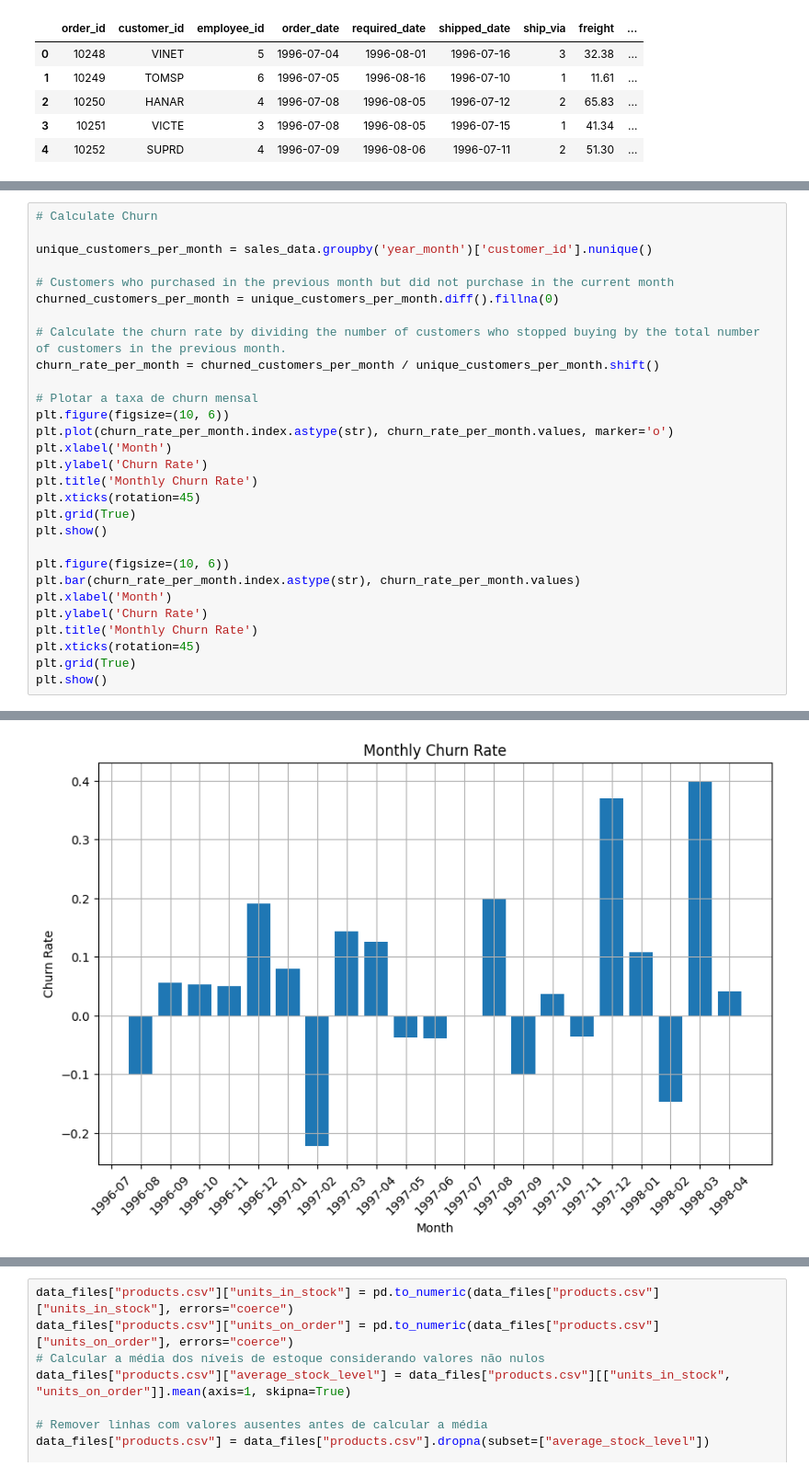
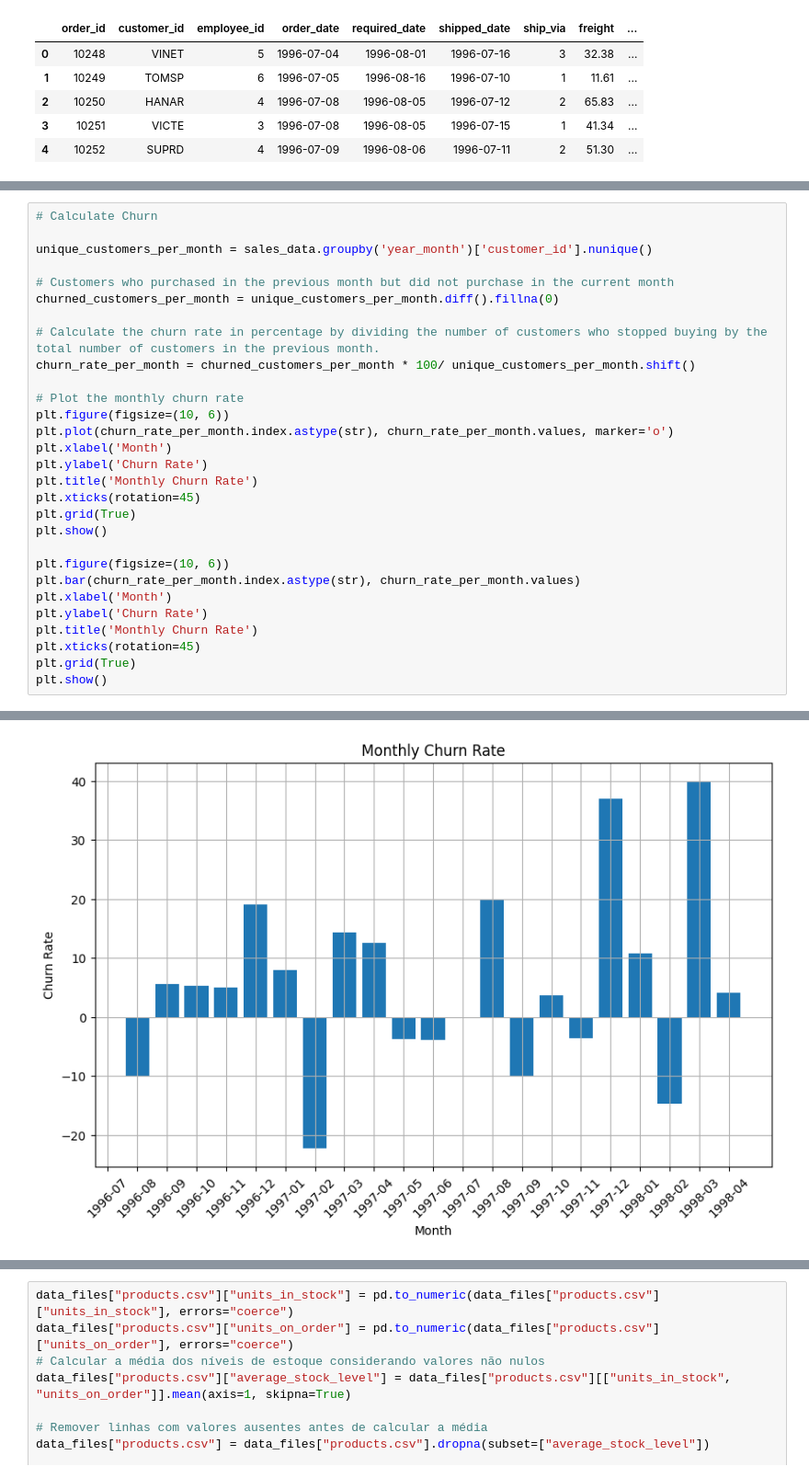
Before and after one commit to IvonLuiz/Analise-de-Dados-Northwind, a Jupyter notebook: analysis.ipynb, the cells around one changed output, grey strips where cells are left out. Shown at 92% size. Cells and saved outputs as stored; diff of their text form.

```diff
--- a/analysis.ipynb
+++ b/analysis.ipynb
@@ -134,10 +136,10 @@ unique_customers_per_month = sales_data.groupby('year_month')['customer_id'].nun
 # Customers who purchased in the previous month but did not purchase in the current month
 churned_customers_per_month = unique_customers_per_month.diff().fillna(0)
 
-# Calculate the churn rate by dividing the number of customers who stopped buying by the total number of customers in the previous month.
-churn_rate_per_month = churned_customers_per_month / unique_customers_per_month.shift()
+# Calculate the churn rate in percentage by dividing the number of customers who stopped buying by the total number of customers in the previous month.
+churn_rate_per_month = churned_customers_per_month * 100/ unique_customers_per_month.shift()
 
-# Plotar a taxa de churn mensal
+# Plot the monthly churn rate
 plt.figure(figsize=(10, 6))
 plt.plot(churn_rate_per_month.index.astype(str), churn_rate_per_month.values, marker='o')
 plt.xlabel('Month')
@@ -160 +162 @@ plt.show()
-[figure, old version]
+[figure, new version]
```
Also changed, not shown: parts of 18 cells of this notebook.
